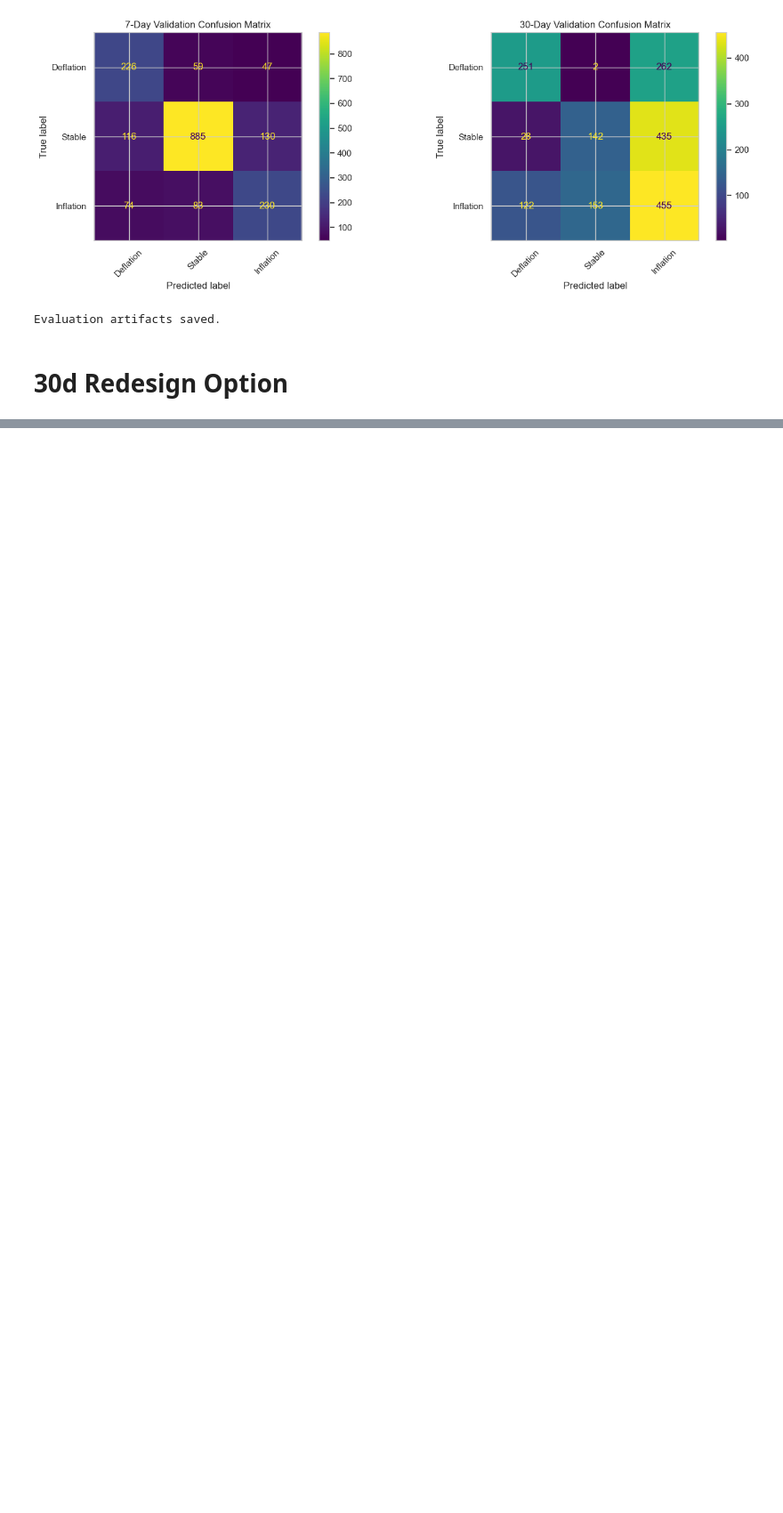
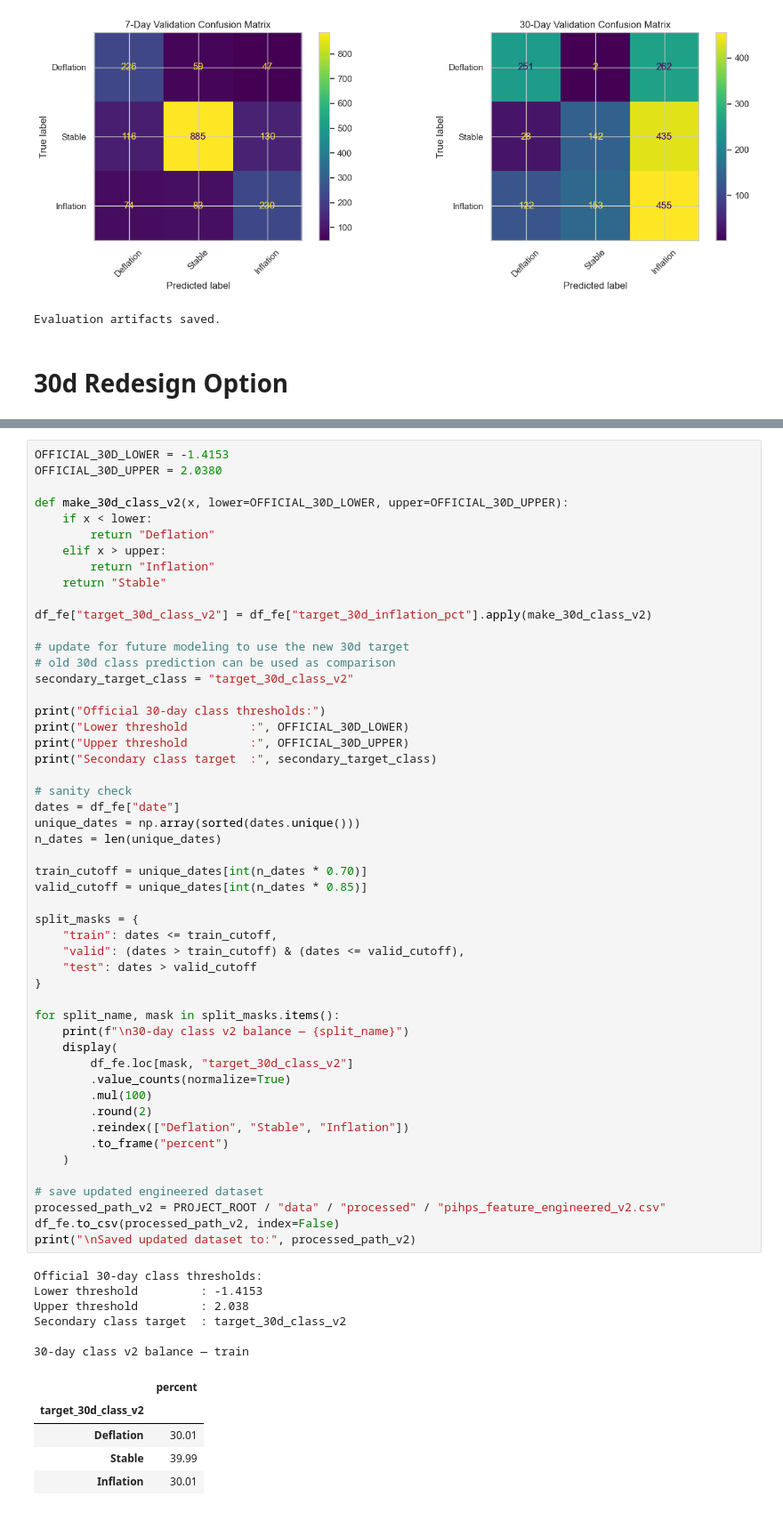
Before and after one commit to Cara-Notte/Mercatorie, a Jupyter notebook: notebooks/ml_notebook.ipynb, the cells around one changed output, grey strips where cells are left out. Shown at 89% size. Cells and saved outputs as stored; diff of their text form; blank space fills up the shorter version.

```diff
--- a/notebooks/ml_notebook.ipynb
+++ b/notebooks/ml_notebook.ipynb
@@ -1524,0 +1531,63 @@ Train-derived quantile thresholds:
+# %%
+OFFICIAL_30D_LOWER = -1.4153
+OFFICIAL_30D_UPPER = 2.0380
+
+def make_30d_class_v2(x, lower=OFFICIAL_30D_LOWER, upper=OFFICIAL_30D_UPPER):
+    if x < lower:
+        return "Deflation"
+    elif x > upper:
+        return "Inflation"
+    return "Stable"
+
+df_fe["target_30d_class_v2"] = df_fe["target_30d_inflation_pct"].apply(make_30d_class_v2)
+
+# update for future modeling to use the new 30d target
+# old 30d class prediction can be used as comparison
+secondary_target_class = "target_30d_class_v2"
+
+print("Official 30-day class thresholds:")
+print("Lower threshold         :", OFFICIAL_30D_LOWER)
+print("Upper threshold         :", OFFICIAL_30D_UPPER)
+print("Secondary class target  :", secondary_target_class)
+
+# sanity check
+dates = df_fe["date"]
+unique_dates = np.array(sorted(dates.unique()))
+n_dates = len(unique_dates)
+
+train_cutoff = unique_dates[int(n_dates * 0.70)]
+valid_cutoff = unique_dates[int(n_dates * 0.85)]
+
+split_masks = {
+    "train": dates <= train_cutoff,
+    "valid": (dates > train_cutoff) & (dates <= valid_cutoff),
+    "test": dates > valid_cutoff
+}
+
+for split_name, mask in split_masks.items():
+    print(f"\n30-day class v2 balance — {split_name}")
+    display(
+        df_fe.loc[mask, "target_30d_class_v2"]
+        .value_counts(normalize=True)
+        .mul(100)
+        .round(2)
+        .reindex(["Deflation", "Stable", "Inflation"])
+        .to_frame("percent")
+    )
+
+# save updated engineered dataset
+processed_path_v2 = PROJECT_ROOT / "data" / "processed" / "pihps_feature_engineered_v2.csv"
+df_fe.to_csv(processed_path_v2, index=False)
+print("\nSaved updated dataset to:", processed_path_v2)
+# %% [output]
+Official 30-day class thresholds:
+Lower threshold         : -1.4153
+Upper threshold         : 2.038
+Secondary class target  : target_30d_class_v2
+
+30-day class v2 balance — train
+|  | percent |
+| target_30d_class_v2 |  |
+| Deflation | 30.01 |
+| Stable | 39.99 |
+| Inflation | 30.01 |
```
Also changed, not shown: parts of 5 cells of this notebook.
